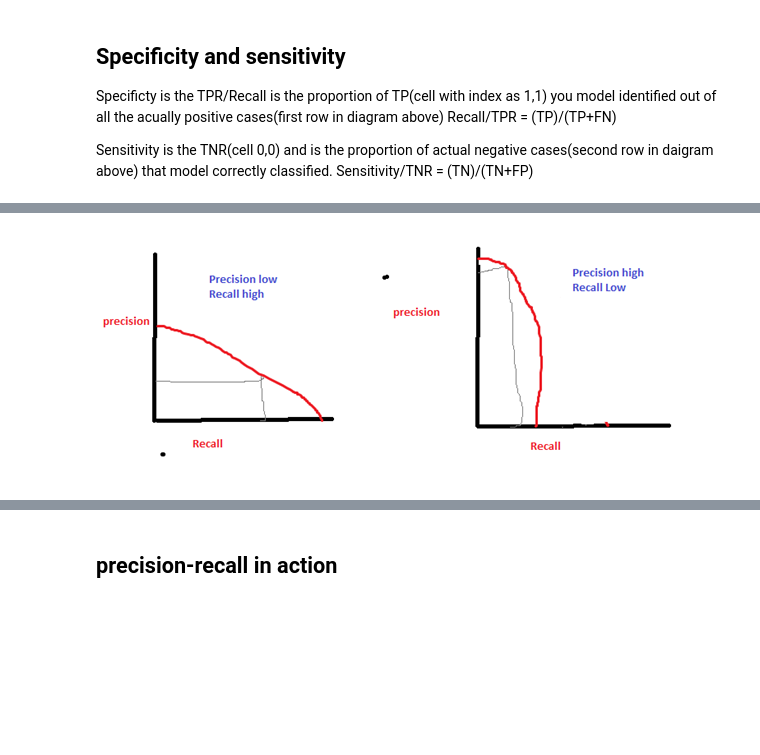
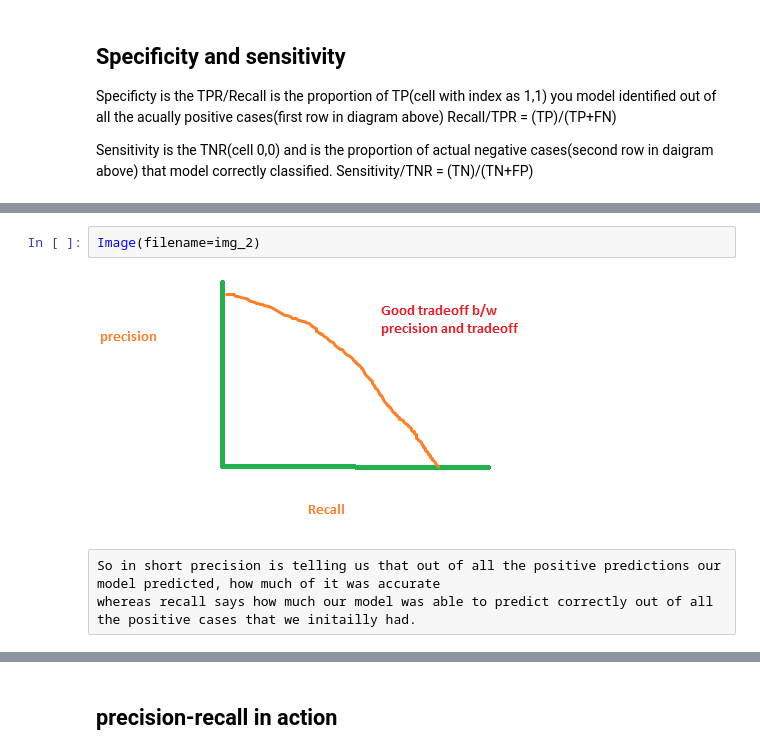
Before and after one commit to pat-123/misc, a Jupyter notebook: notebooks/classification_eval.ipynb, the cells around one changed output, grey strips where cells are left out. Cells and saved outputs as stored; diff of their text form; blank space fills up the shorter version.

```diff
--- a/notebooks/classification_eval.ipynb
+++ b/notebooks/classification_eval.ipynb
@@ -62,2 +61,7 @@ we wish to increase both the recall and precision, so he curve should be like th
-# %% [markdown]
-![image.png](attachment:image.png)
+# %%
+Image(filename=img_2)
+# %% [output]
+[figure, added]
+# %% [raw]
+So in short precision is telling us that out of all the positive predictions our model predicted, how much of it was accurate
+whereas recall says how much our model was able to predict correctly out of all the positive cases that we initailly had.
```
Also changed, not shown: parts of 16 cells of this notebook, 5 other files.
